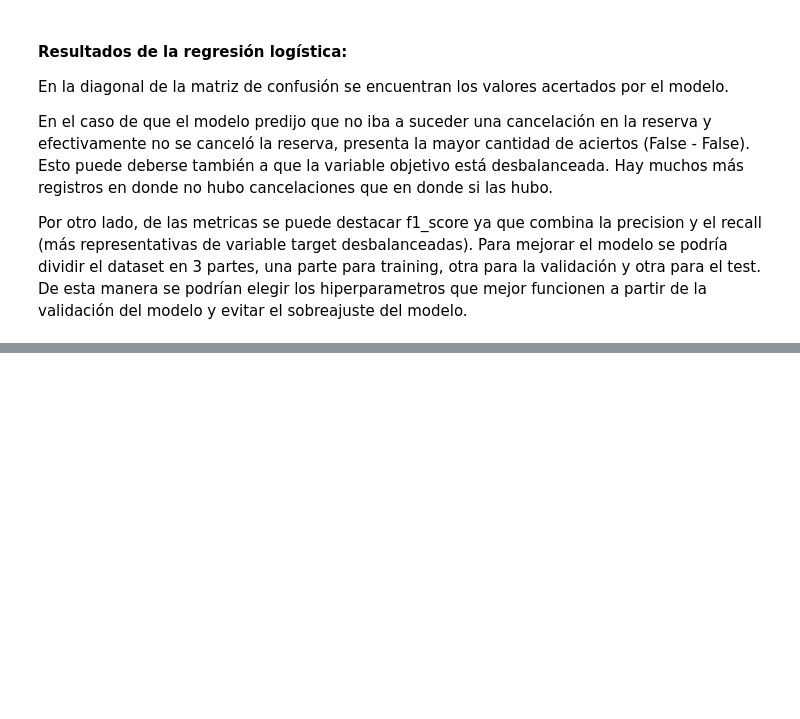
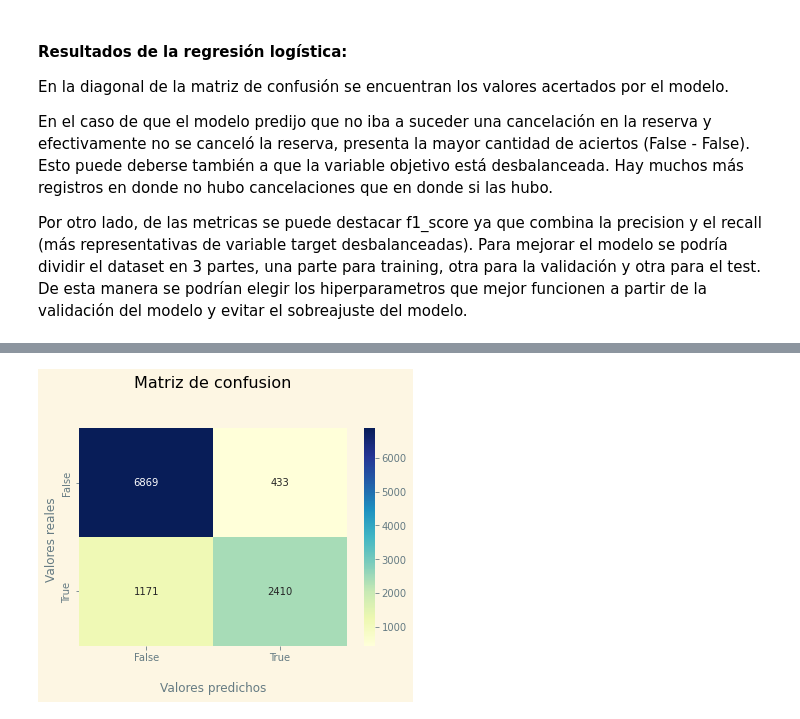
Before and after one commit to facusm/proyecto_data_science, a Jupyter notebook: Preentrega+San_Martino.ipynb, the cells around one changed output, grey strips where cells are left out. Cells and saved outputs as stored; diff of their text form; code cells hidden in the pictures; blank space fills up the shorter version.

```diff
--- a/Preentrega+San_Martino.ipynb
+++ b/Preentrega+San_Martino.ipynb
@@ -625,0 +625,4 @@ Por otro lado, de las metricas se puede destacar f1_score ya que combina la prec
+# %%
+from sklearn.ensemble import RandomForestClassifier
+modelo_random_forest = RandomForestClassifier(max_depth=10, random_state=42)  # Instanciamos el objeto de tipo RandomForest.
+modelo_random_forest.fit(X_train, y_train) # Ajustamos el modelo con los datos de entrenamiento
@@ -625,0 +631,3 @@ Por otro lado, de las metricas se puede destacar f1_score ya que combina la prec
+# %%
+# Obtener predicciones
+y_pred = modelo_random_forest.predict(X_test)
@@ -625,0 +646,13 @@ Por otro lado, de las metricas se puede destacar f1_score ya que combina la prec
+# %%
+#Matriz de confusion
+cf_matrix = confusion_matrix(y_test, y_pred)
+ax = sns.heatmap(cf_matrix, annot=True, cmap='YlGnBu', fmt='d')
+ax.set_title('Matriz de confusion\n\n');
+ax.set_xlabel('\nValores predichos')
+ax.set_ylabel('Valores reales ');
+## Ticket labels - En orden alfabetico
+ax.xaxis.set_ticklabels(['False','True'])
+ax.yaxis.set_ticklabels(['False','True'])
+plt.show()
+# %% [output]
+[figure, added]
```
Also changed, not shown: parts of 20 cells of this notebook.
